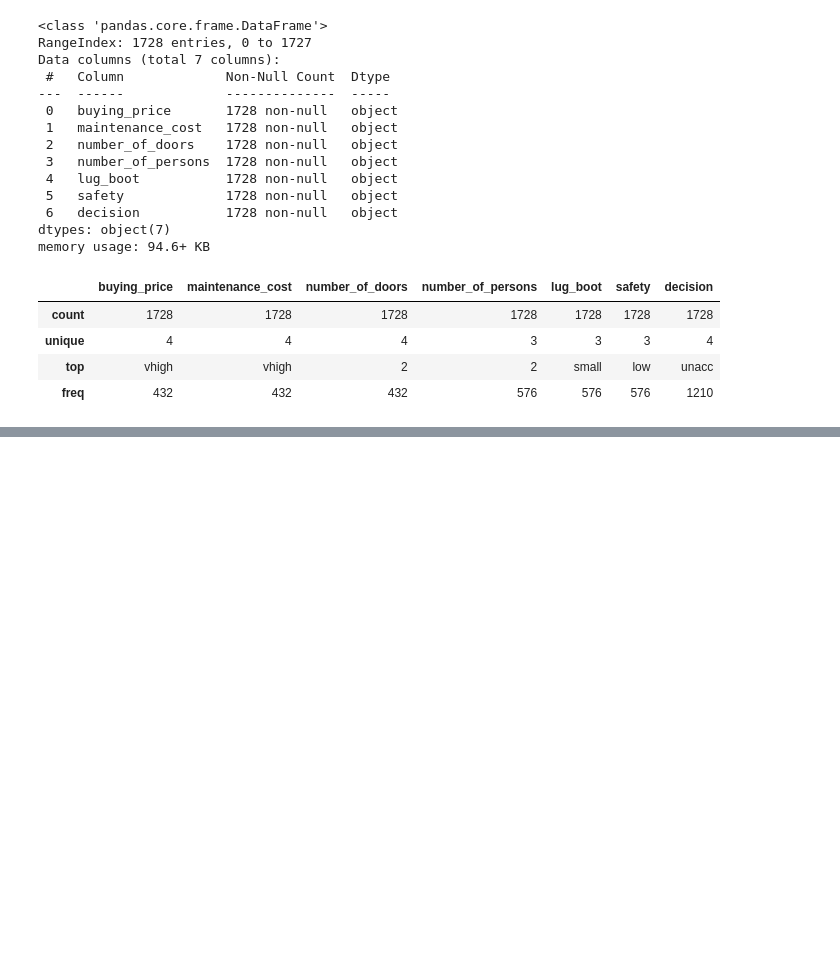
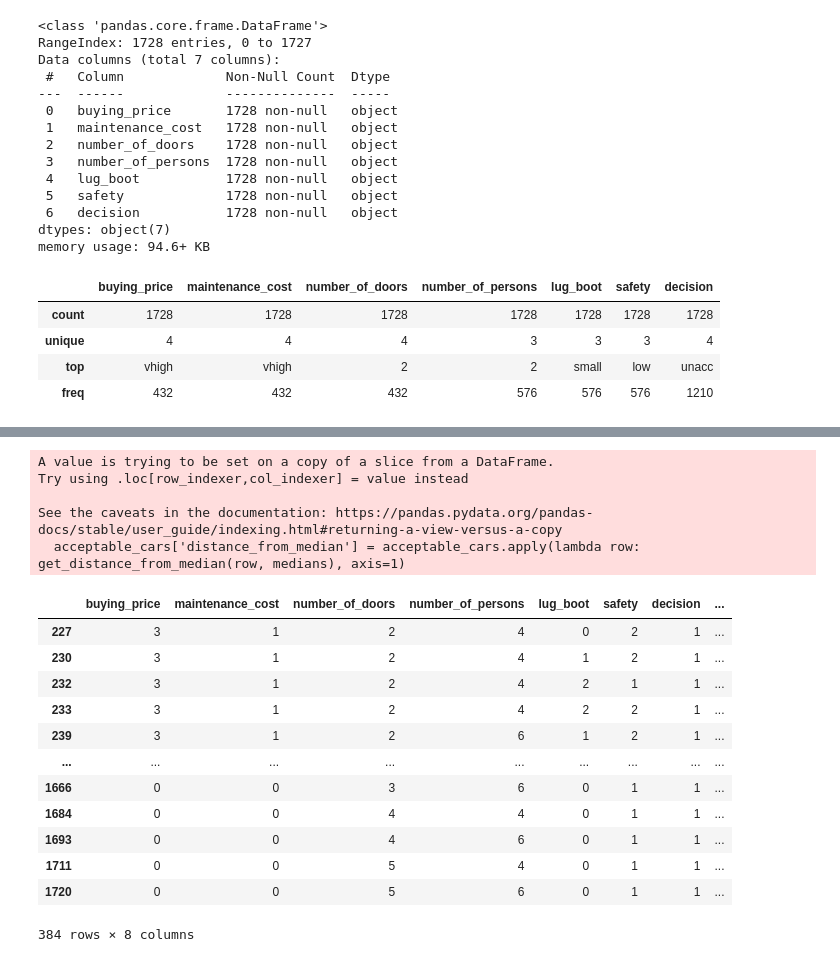
Before and after one commit to dzungpnguyen/ai-rationality, a Jupyter notebook: data_processing.ipynb, the cells around one changed output, grey strips where cells are left out. Cells and saved outputs as stored; diff of their text form; code cells hidden in the pictures; blank space fills up the shorter version.

```diff
--- a/data_processing.ipynb
+++ b/data_processing.ipynb
@@ -45,0 +119,3 @@ array(['2', '4', 'more'], dtype=object)
+# %%
+df['number_of_doors'] = df['number_of_doors'].astype(int)
+df['number_of_persons'] = df['number_of_persons'].astype(int)
@@ -45,0 +150,3 @@ array(['2', '4', 'more'], dtype=object)
+# %%
+acceptable_cars = df[df['decision'] == 1]
+acceptable_cars
@@ -45,0 +179,3 @@ array(['2', '4', 'more'], dtype=object)
+# %%
+medians = acceptable_cars.median()
+medians
@@ -45,0 +191,25 @@ array(['2', '4', 'more'], dtype=object)
+# %%
+def get_distance_from_median(row, medians):
+    return ((row - medians).abs()).sum()
+# %%
+acceptable_cars['distance_from_median'] = acceptable_cars.apply(lambda row: get_distance_from_median(row, medians), axis=1)
+acceptable_cars
+# %% [output]
+A value is trying to be set on a copy of a slice from a DataFrame.
+Try using .loc[row_indexer,col_indexer] = value instead
+
+See the caveats in the documentation: https://pandas.pydata.org/pandas-docs/stable/user_guide/indexing.html#returning-a-view-versus-a-copy
+  acceptable_cars['distance_from_median'] = acceptable_cars.apply(lambda row: get_distance_from_median(row, medians), axis=1)
+|  | buying_price | maintenance_cost | number_of_doors | number_of_persons | lug_boot | safety | decision | ... |
+| 227 | 3 | 1 | 2 | 4 | 0 | 2 | 1 | ... |
+| 230 | 3 | 1 | 2 | 4 | 1 | 2 | 1 | ... |
+| 232 | 3 | 1 | 2 | 4 | 2 | 1 | 1 | ... |
+| 233 | 3 | 1 | 2 | 4 | 2 | 2 | 1 | ... |
+| 239 | 3 | 1 | 2 | 6 | 1 | 2 | 1 | ... |
+| ... | ... | ... | ... | ... | ... | ... | ... | ... |
+| 1666 | 0 | 0 | 3 | 6 | 0 | 1 | 1 | ... |
+| 1684 | 0 | 0 | 4 | 4 | 0 | 1 | 1 | ... |
+| 1693 | 0 | 0 | 4 | 6 | 0 | 1 | 1 | ... |
+| 1711 | 0 | 0 | 5 | 4 | 0 | 1 | 1 | ... |
+| 1720 | 0 | 0 | 5 | 6 | 0 | 1 | 1 | ... |
+384 rows × 8 columns
```
Also changed, not shown: parts of 17 cells of this notebook.
